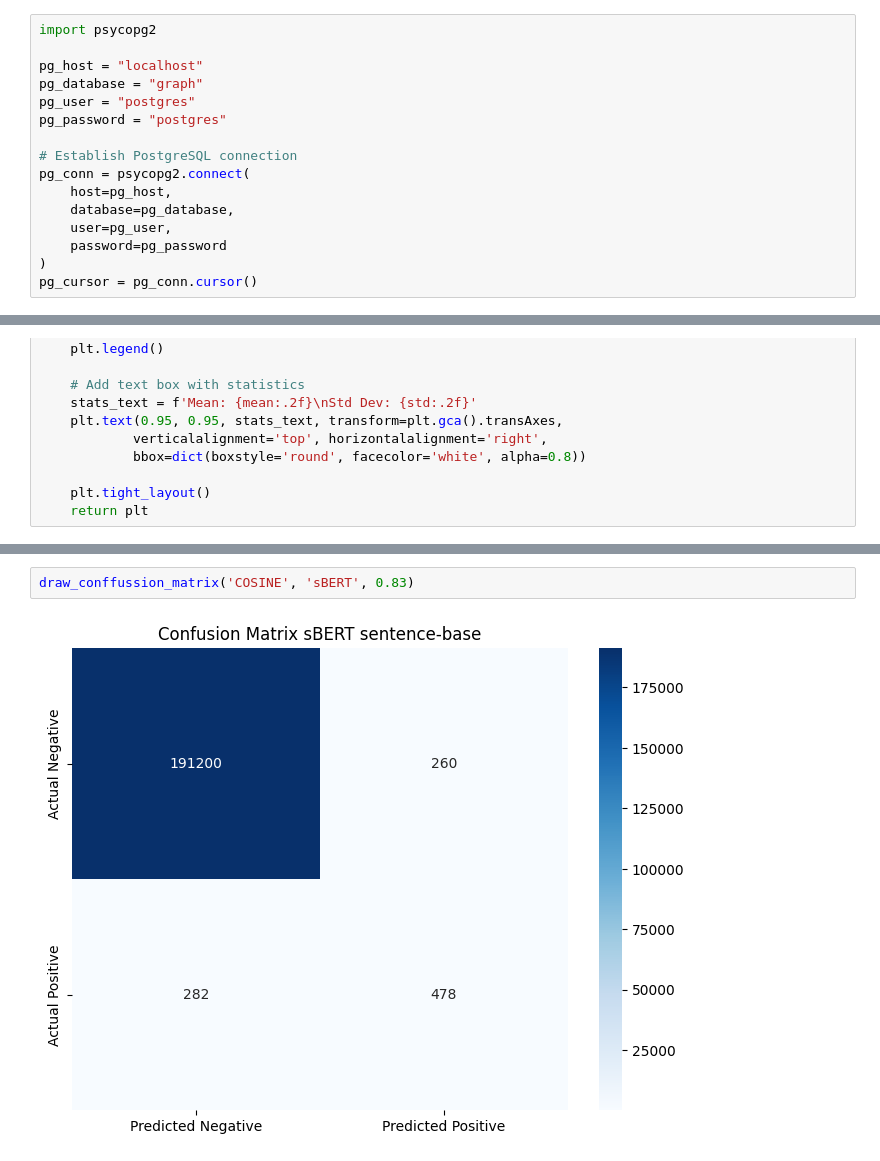
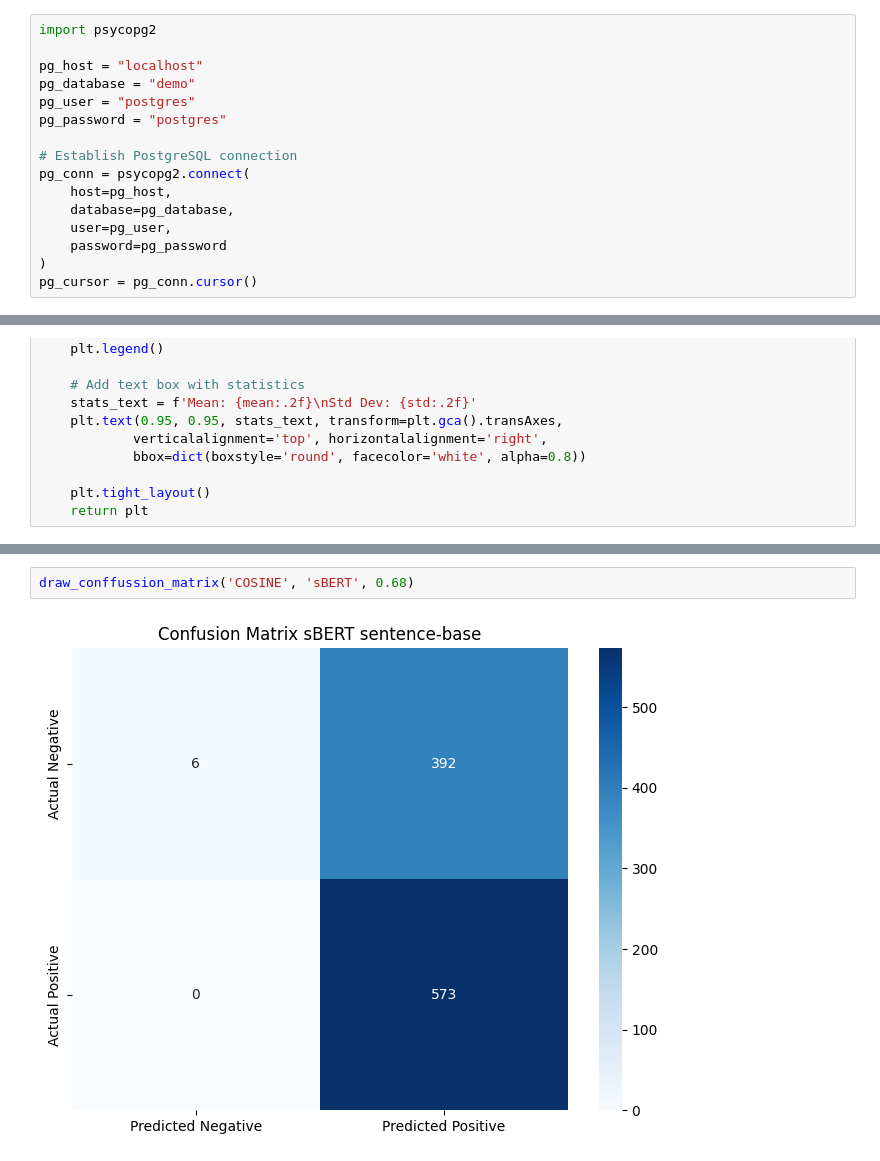
Before and after one commit to fahmisyaifudin/neo4j-requirement-rag, a Jupyter notebook: sentence-base-matching.ipynb, the cells around one changed output, grey strips where cells are left out. Drawn from its saved outputs; the diff is of its cells as text.

```diff
--- a/sentence-base-matching.ipynb
+++ b/sentence-base-matching.ipynb
@@ -12,7 +12,7 @@ session = driver.session()
 import psycopg2
 
 pg_host = "localhost"
-pg_database = "graph"
+pg_database = "demo"
 pg_user = "postgres"
 pg_password = "postgres"
 
@@ -255,4 +302,4 @@ EUCLIDEAN sBERT
 # %%
-draw_conffussion_matrix('COSINE', 'sBERT', 0.83)
+draw_conffussion_matrix('COSINE', 'sBERT', 0.68)
 # %% [output]
-[figure, old version]
+[figure, new version]
```
Also changed, not shown: parts of 8 cells of this notebook, 11 other files.
